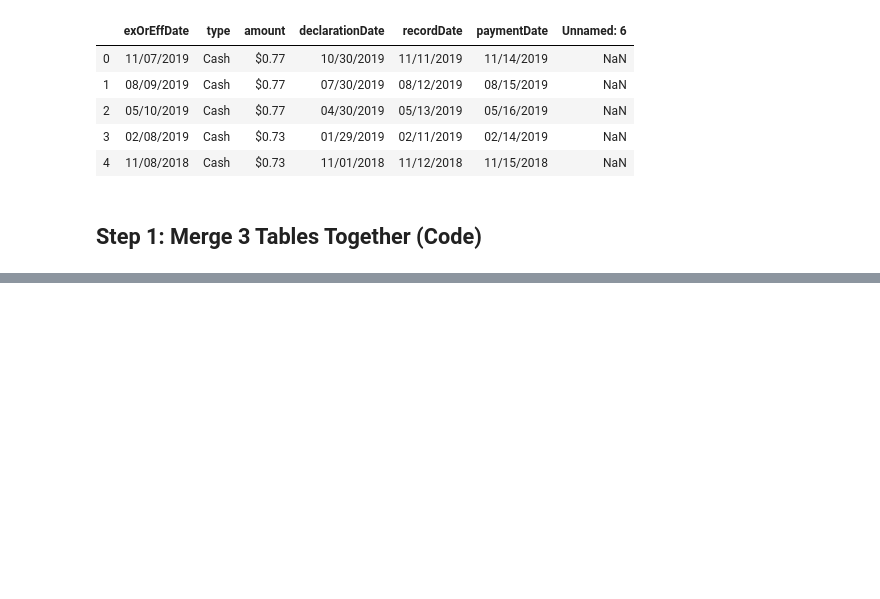
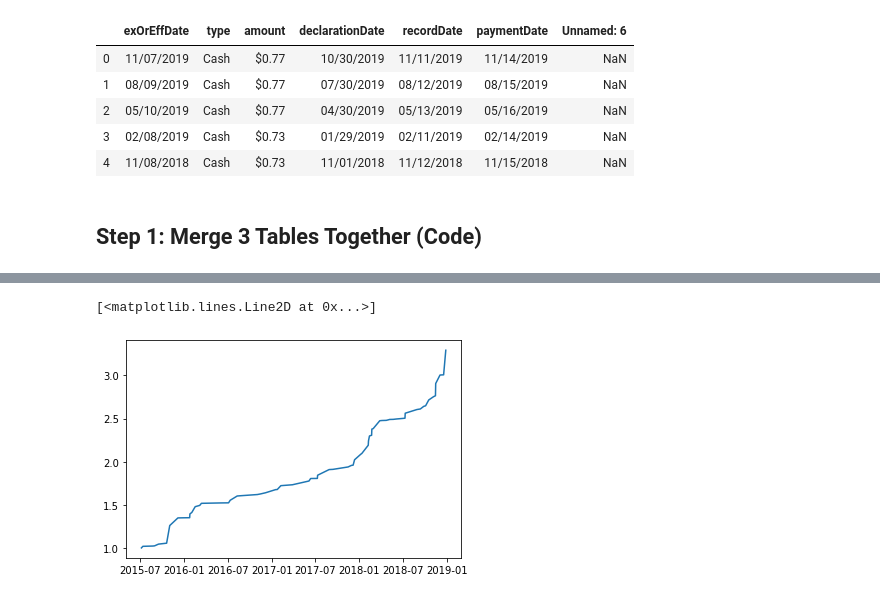
Before and after one commit to joshuap2613/Div_Arb, a Jupyter notebook: Straight_Arb_Main.ipynb, the cells around one changed output, grey strips where cells are left out. Drawn from its saved outputs; the diff is of its cells as text; code cells hidden in the pictures; blank space fills up the shorter version.

```diff
--- a/Straight_Arb_Main.ipynb
+++ b/Straight_Arb_Main.ipynb
@@ -211,0 +241,17 @@ calculate_arb(temp.iloc[-1])
+# %%
+filtered = arbs[arbs['volume'] > 0]
+# %%
+dates = []
+pnls = [1]
+for date in sorted(filtered.DATE.unique()):
+    candidates = filtered[(filtered.DATE == date) & (filtered.ARB < 1)]
+    if not candidates.empty:
+        pnl = pnls[-1]* (1+candidates["PNL"].max())
+        pnls.append(pnl)
+        dates.append(date)
+# %%
+import matplotlib.pyplot as plt
+plt.plot([datetime.utcfromtimestamp(x.tolist()/1e9) for x in dates], pnls[1:])
+# %% [output]
+[<matplotlib.lines.Line2D at 0x...>]
+[figure, added]
```
Also changed, not shown: parts of 6 cells of this notebook, 1 other file.
